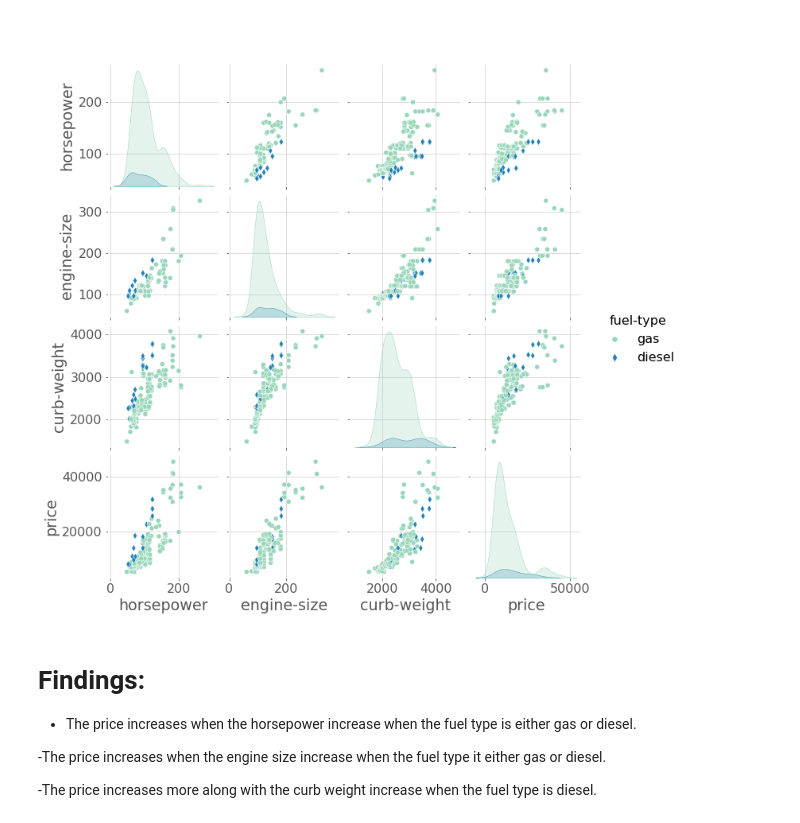
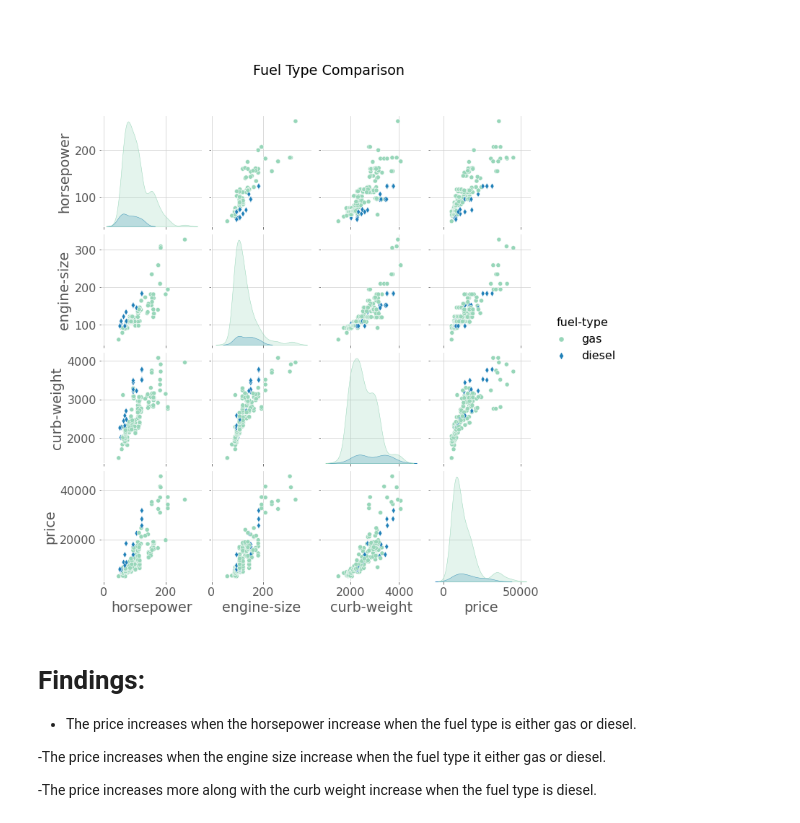
Before and after one commit to marwahfaraj/Automobile_Price_Prediction, a Jupyter notebook: unfinished_car.ipynb, the cells around one changed output. Cells and saved outputs as stored; diff of their text form; code cells hidden in the pictures.

```diff
--- a/unfinished_car.ipynb
+++ b/unfinished_car.ipynb
@@ -523,10 +523,12 @@ the car has 3 diffrient drive wheel types which they are fwd, 4wd, and rwd. It's
 # %% [markdown]
 #
 # %%
-g = sns.pairplot(automobile[["horsepower", "engine-size", "curb-weight","price", "fuel-type"]],
+# plt.title('Fuel Type Comparison')
+g=sns.pairplot(automobile[["horsepower", "engine-size", "curb-weight","price", "fuel-type"]],
                  hue="fuel-type", palette='YlGnBu', markers=['o', 'd'])
+g.fig.suptitle("Fuel Type Comparison", y=1.08);
 # %% [output]
-[figure, old version]
+[figure, new version]
 # %% [markdown]
 # Findings:
 - The price increases when the horsepower increase when the fuel type is either gas or diesel.
```
Also changed, not shown: parts of 8 cells of this notebook, 4 other files.
